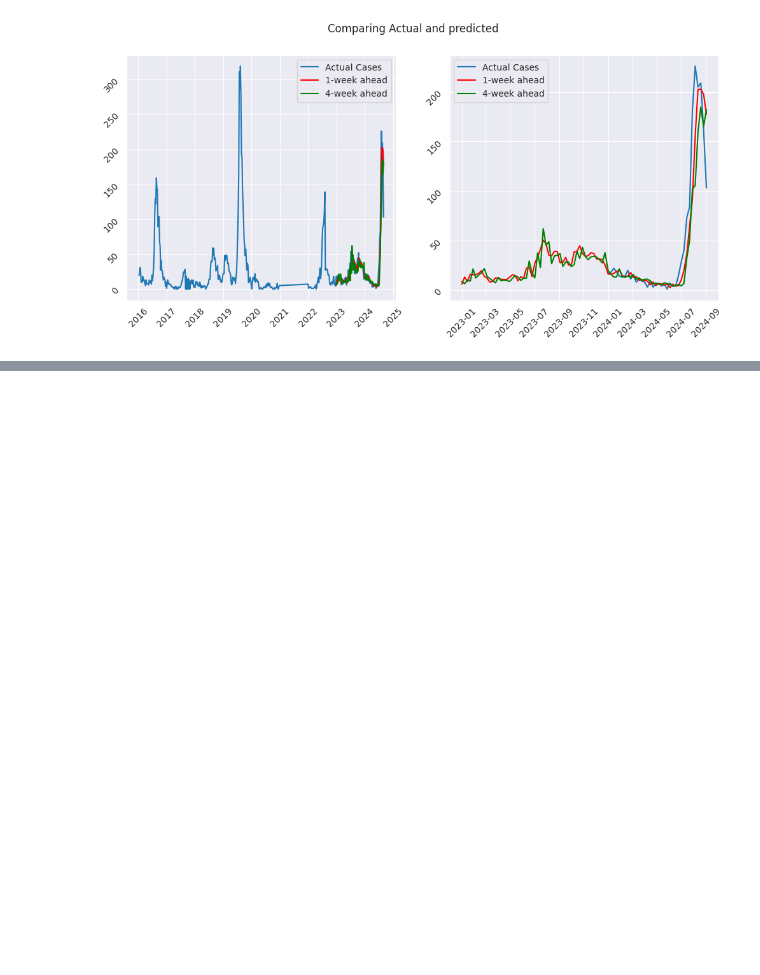
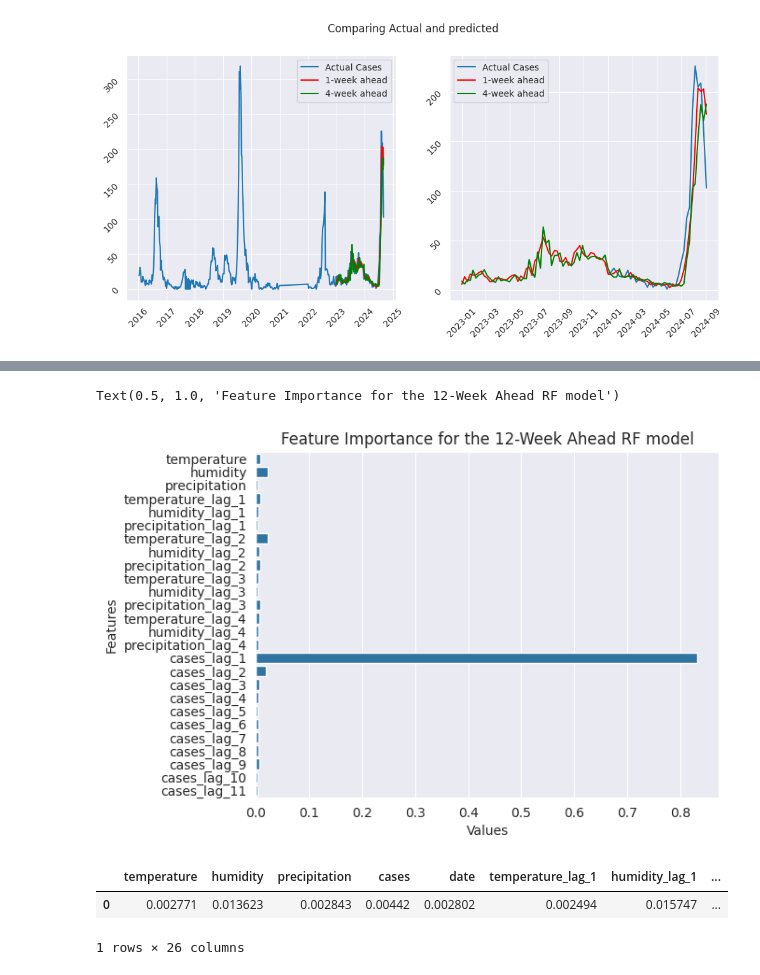
Before and after one commit to miniloda/Math-198.1---Special-Problem, a Jupyter notebook: rf.ipynb, the cells around one changed output, grey strips where cells are left out. Saved outputs shown, nothing was run; the diff lists cells and outputs as text; code cells hidden in the pictures; blank space fills up the shorter version.

```diff
--- a/rf.ipynb
+++ b/rf.ipynb
@@ -201,0 +205,12 @@ NameError: name 'rf' is not defined
+# %%
+sns.barplot(data = feature_imp_12_week, y = 'Features', x = 'Values', orient='horizontal')
+plt.title('Feature Importance for the 12-Week Ahead RF model')
+# %% [output]
+Text(0.5, 1.0, 'Feature Importance for the 12-Week Ahead RF model')
+[figure, added]
+# %%
+feature_imp_1_week
+# %% [output]
+|  | temperature | humidity | precipitation | cases | date | temperature_lag_1 | humidity_lag_1 | ... |
+| 0 | 0.002771 | 0.013623 | 0.002843 | 0.00442 | 0.002802 | 0.002494 | 0.015747 | ... |
+1 rows × 26 columns
```
Also changed, not shown: parts of 10 cells of this notebook, 2 other files.
